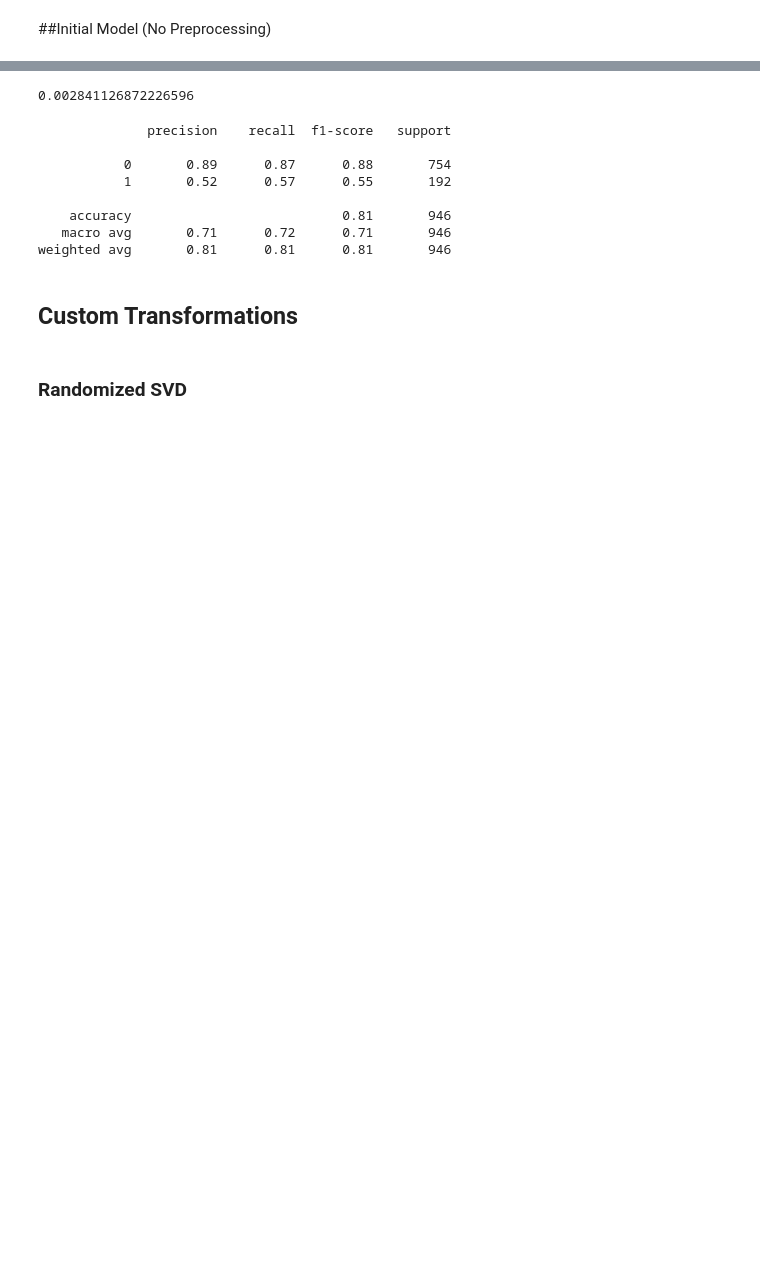
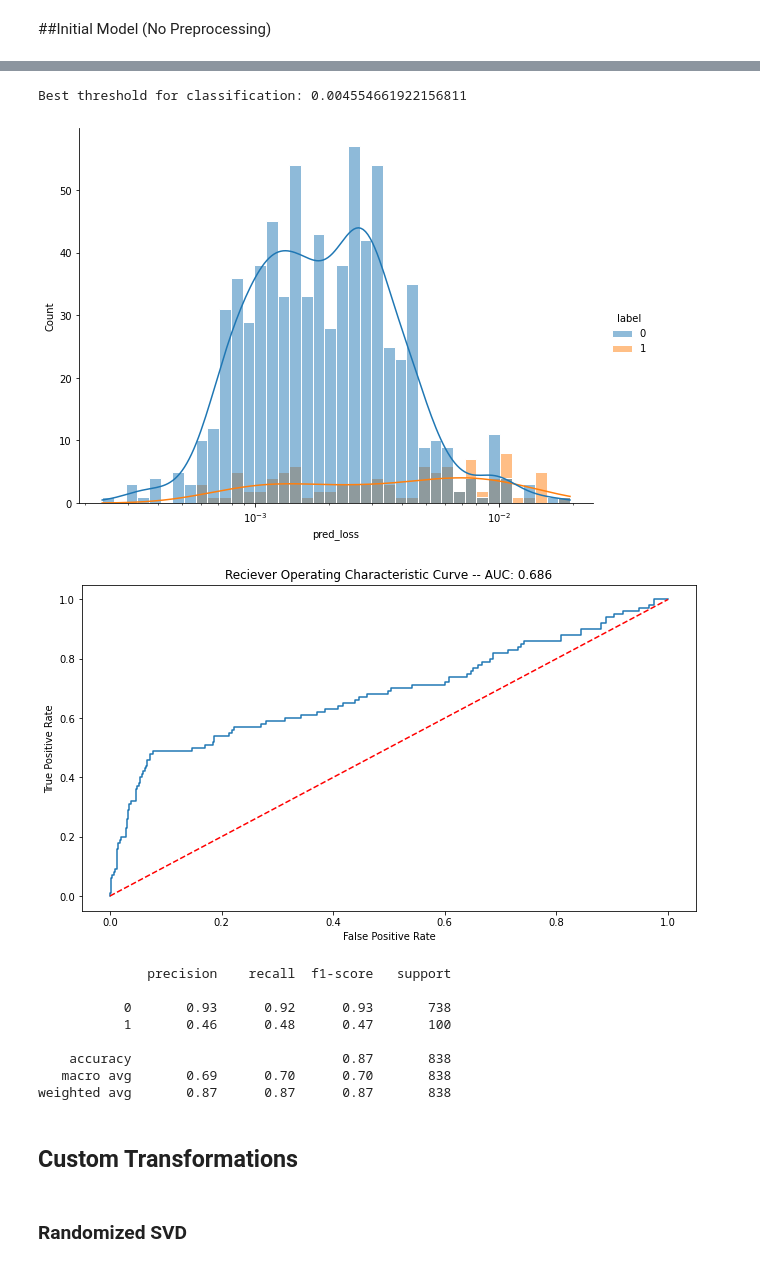
Before and after one commit to nsuttora/Anomaly-Detection-Numerical-LinAlg-for-Big-Data, a Jupyter notebook: CNN_Autoencoder.ipynb, the cells around one changed output, grey strips where cells are left out. Cells and saved outputs as stored; diff of their text form; code cells hidden in the pictures; blank space fills up the shorter version.

```diff
--- a/CNN_Autoencoder.ipynb
+++ b/CNN_Autoencoder.ipynb
@@ -65,7 +93,7 @@ test_path = main_path + '/Testing/'
 train_files = glob.glob(os.path.join(train_path, "no_tumor_train",'*.*'))
 val_files = glob.glob(os.path.join(val_path, "no_tumor_val", "*.*"))
 
-test_files_pos = glob.glob(os.path.join(test_path, 'extra_tumor_imgs', '*.*'))
+test_files_pos = glob.glob(os.path.join(test_path, 'extra_tumor_imgs', '*.*'))[:100]
 test_files_neg = glob.glob(os.path.join(test_path, 'no_tumor', '*.*'))
 test_files = test_files_pos + test_files_neg
 
@@ -300,3 +385,39 @@ def plot_auc_roc(tpr, fpr, roc_auc):
+# %%
+def test_analysis(recon_err, verbose=True):
+    '''
+    Main function to analyze test results.
+
+    Functionalities:
+      - Calculate FPR and TPR based on reconstruction loss
+      - Construct Receiver Operator Characteristic Curve and calculate area under the curve
+      - Use TPR and FPR to find the best reconstruction threshold for classification
+      - Classify images based on decision boundary
+      - Plot all relevant figures for reconstruction
+
+    '''
+    fpr, tpr, thresholds = roc_curve(recon_error.label , recon_error.pred_loss)
+    roc_auc = auc(fpr, tpr)
+
+    best_thres_idx = np.argmax(tpr-fpr)
+    best_thres = thresholds[best_thres_idx]
+
+    recon_error['Pred'] = np.where(recon_error['pred_loss'] <= best_thres, 0, 1)
+
+    if verbose:
+        print(f'Best threshold for classification: {best_thres}\n')
+
+
+        sns.displot(recon_error, x='pred_loss',kde=True, hue='label', bins=40, log_scale=[True, False], height=6, aspect=8/6, edgecolor='white')
+
+        plt.figure(figsize=(11,6))
+        plt.plot(fpr, tpr)
+        plt.plot([0,1],[0,1], 'r--')
+        plt.ylabel('True Positive Rate')
+        plt.xlabel('False Positive Rate')
+        plt.title(f'Reciever Operating Characteristic Curve -- AUC: {roc_auc:.3f}')
+        plt.show()
+
+    return recon_error
 # %% [markdown]
 ##Initial Model (No Preprocessing)
 # %%
@@ -351,23 +476,20 @@ plot_auc_roc(tpr, fpr, roc_auc)
-# %%
-best_thres_idx = np.argmax(tpr-fpr)
-best_thres = thresholds[best_thres_idx]
-
-recon_error['Pred'] = np.where(recon_error['pred_loss'] <= best_thres, 0, 1)
-
-print(best_thres)
-# %% [output]
-0.002841126872226596
-# %%
-print(classification_report(recon_error['Pred'], recon_error['label']))
-# %% [output]
-              precision    recall  f1-score   support
-
-           0       0.89      0.87      0.88       754
-           1       0.52      0.57      0.55       192
-
-    accuracy                           0.81       946
-   macro avg       0.71      0.72      0.71       946
-weighted avg       0.81      0.81      0.81       946
+# %%
+recon_error = test_analysis(recon_error)
+
+print('\n')
+print(classification_report(recon_error['label'], recon_error['Pred']))
+# %% [output]
+Best threshold for classification: 0.004554661922156811
+[figure, added]
+[figure, added]
+              precision    recall  f1-score   support
+
+           0       0.93      0.92      0.93       738
+           1       0.46      0.48      0.47       100
+
+    accuracy                           0.87       838
+   macro avg       0.69      0.70      0.70       838
+weighted avg       0.87      0.87      0.87       838
 # %% [markdown]
 ## Custom Transformations
 # %% [markdown]
```
Also changed, not shown: parts of 40 cells of this notebook.
